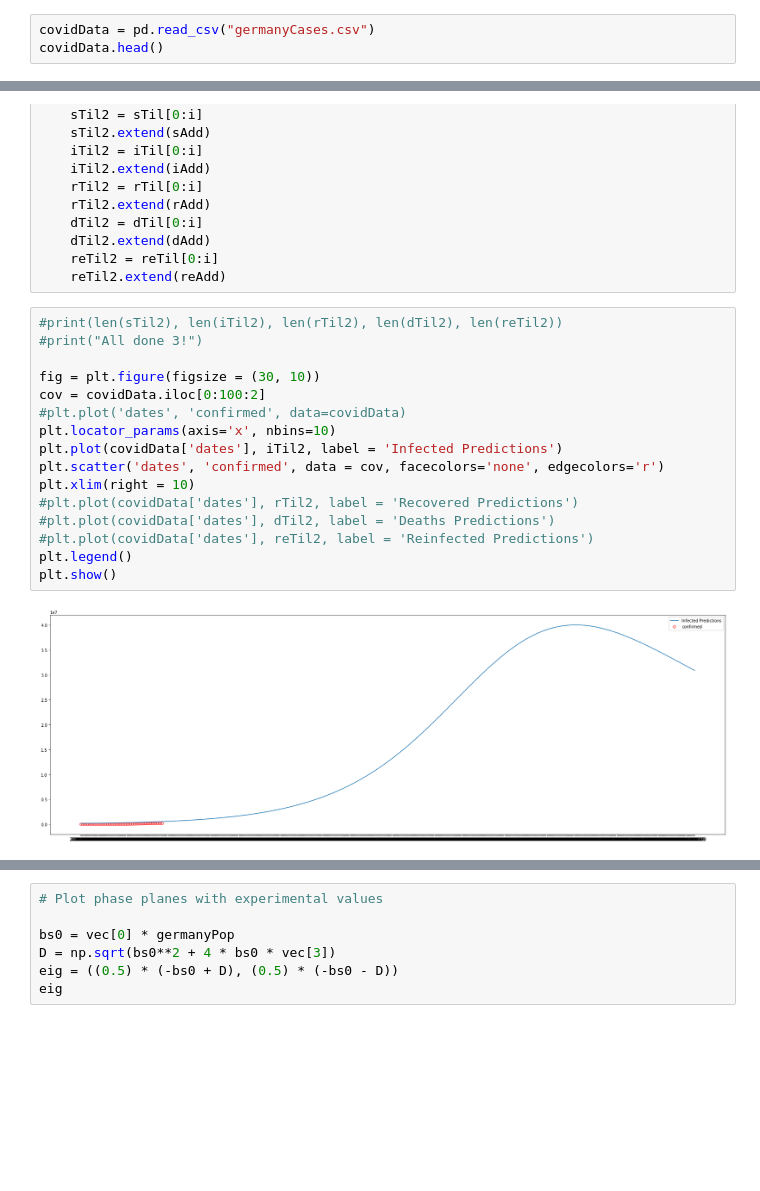
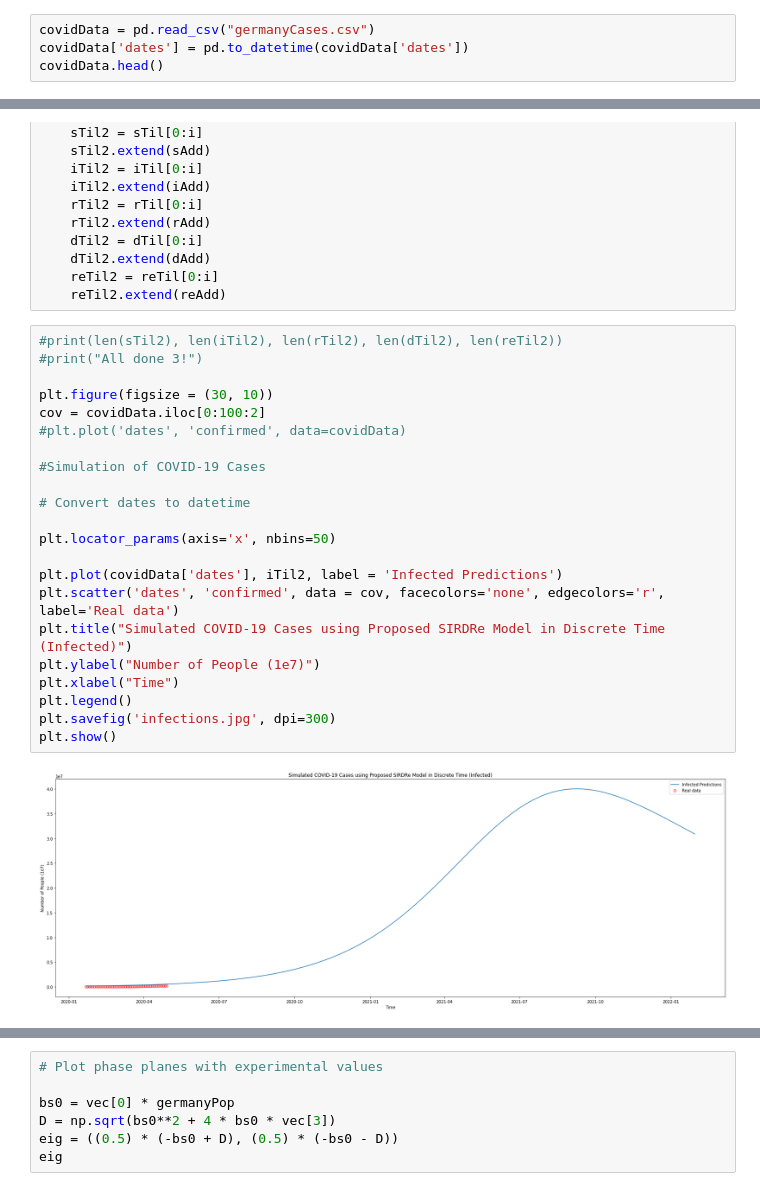
Before and after one commit to manukumar123/math_142_proj, a Jupyter notebook: group_proj.ipynb, the cells around one changed output, grey strips where cells are left out. Cells and saved outputs as stored; diff of their text form; blank space fills up the shorter version.

```diff
--- a/group_proj.ipynb
+++ b/group_proj.ipynb
@@ -6,5 +6,6 @@ import matplotlib.dates as mdates
 # %%
 covidData = pd.read_csv("germanyCases.csv")
+covidData['dates'] = pd.to_datetime(covidData['dates'])
 covidData.head()
 # %% [output]
 |  | Unnamed: 0 | dates | confirmed | recovered | deaths | reinfection | vaccines_adm |
@@ -175,18 +176,24 @@ for i in range(739):
 # %%
 #print(len(sTil2), len(iTil2), len(rTil2), len(dTil2), len(reTil2))
 #print("All done 3!")
 
-fig = plt.figure(figsize = (30, 10))
+plt.figure(figsize = (30, 10))
 cov = covidData.iloc[0:100:2]
 #plt.plot('dates', 'confirmed', data=covidData)
-plt.locator_params(axis='x', nbins=10)
+
+#Simulation of COVID-19 Cases
+
+# Convert dates to datetime
+
+plt.locator_params(axis='x', nbins=50)
+
 plt.plot(covidData['dates'], iTil2, label = 'Infected Predictions')
-plt.scatter('dates', 'confirmed', data = cov, facecolors='none', edgecolors='r')
-plt.xlim(right = 10)
-#plt.plot(covidData['dates'], rTil2, label = 'Recovered Predictions')
-#plt.plot(covidData['dates'], dTil2, label = 'Deaths Predictions')
-#plt.plot(covidData['dates'], reTil2, label = 'Reinfected Predictions')
+plt.scatter('dates', 'confirmed', data = cov, facecolors='none', edgecolors='r', label='Real data')
+plt.title("Simulated COVID-19 Cases using Proposed SIRDRe Model in Discrete Time (Infected)")
+plt.ylabel("Number of People (1e7)")
+plt.xlabel("Time")
 plt.legend()
+plt.savefig('infections.jpg', dpi=300)
 plt.show()
 # %% [output]
-[figure, old version]
+[figure, new version]
```
Also changed, not shown: parts of 5 cells of this notebook, 6 other files.
